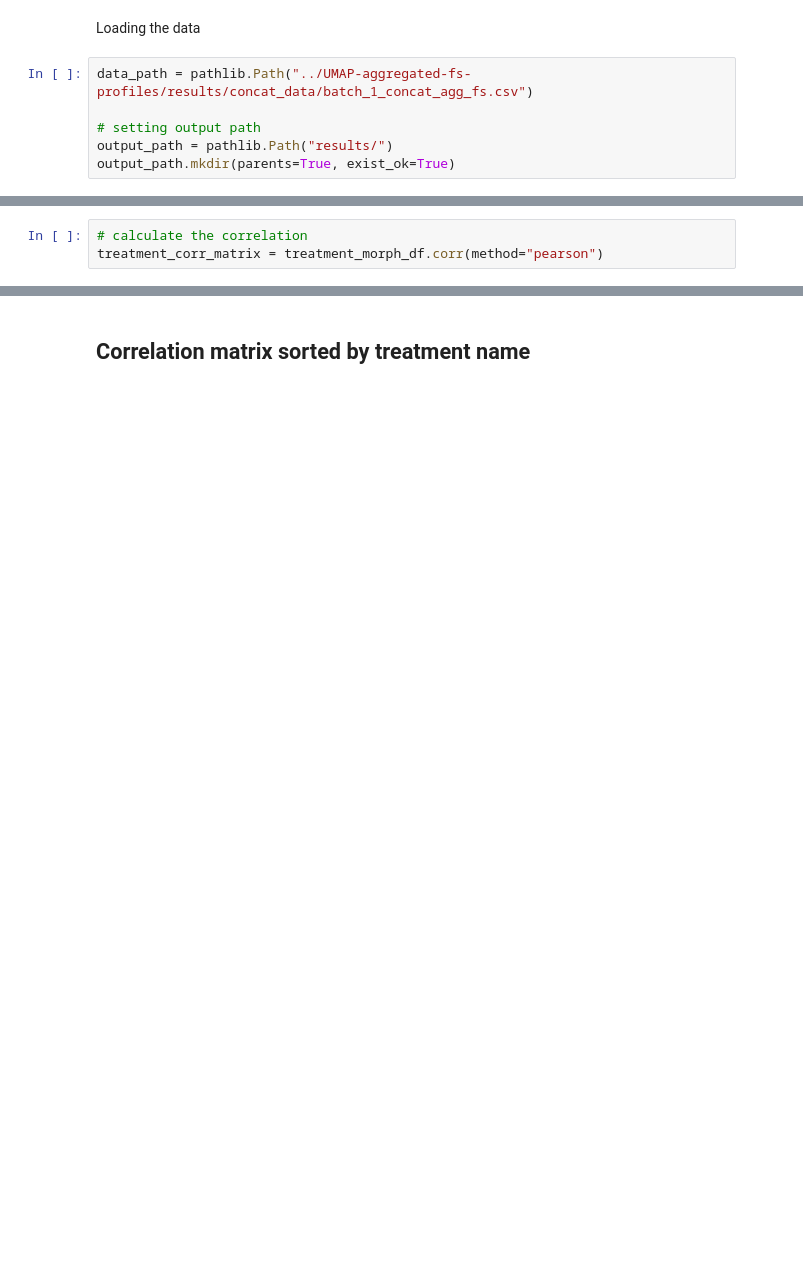
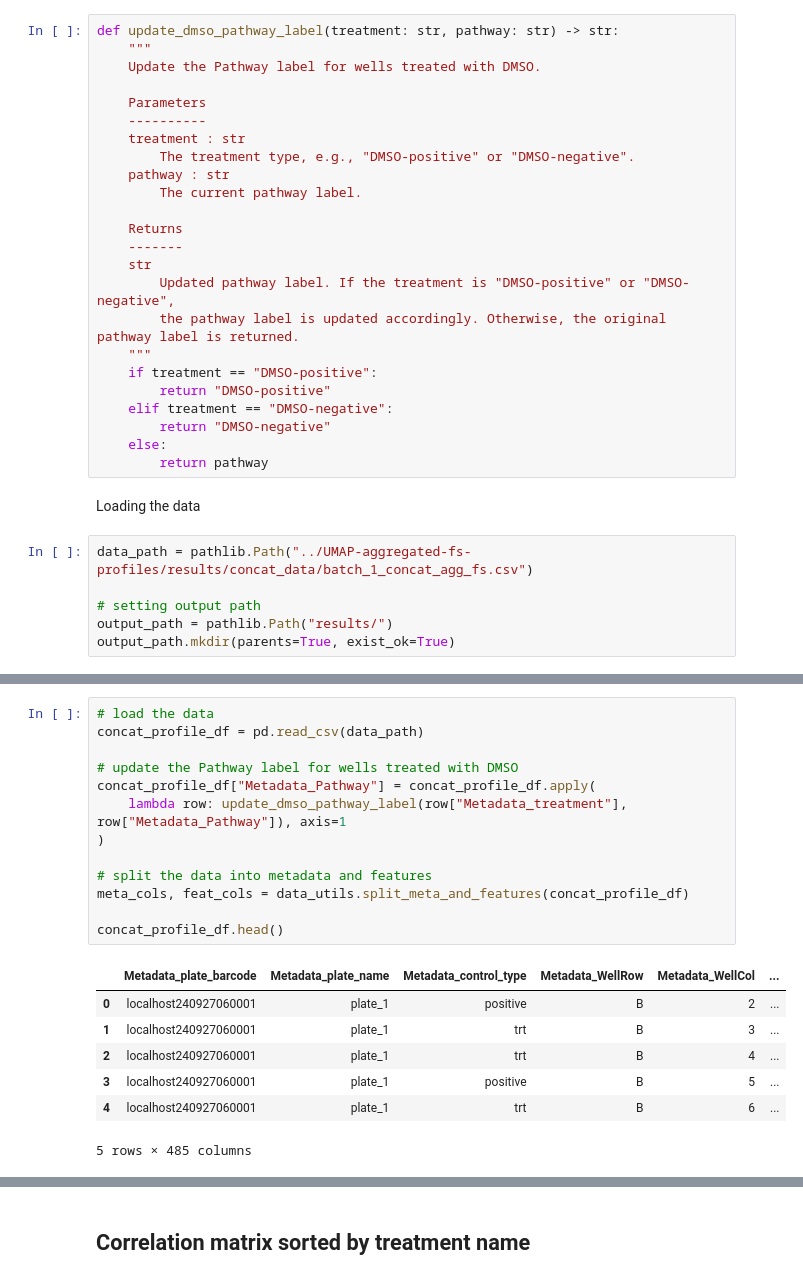
Before and after one commit to WayScience/CFReT-screen-mAP-analysis, a Jupyter notebook: notebooks/exploratory-analysis/correlation-matrix/correlation-matrix.ipynb, the cells around one changed output, grey strips where cells are left out. Saved outputs shown, nothing was run; the diff lists cells and outputs as text; blank space fills up the shorter version.

```diff
--- a/notebooks/exploratory-analysis/correlation-matrix/correlation-matrix.ipynb
+++ b/notebooks/exploratory-analysis/correlation-matrix/correlation-matrix.ipynb
@@ -14,3 +17,27 @@ warnings.filterwarnings("ignore")
+# %%
+def update_dmso_pathway_label(treatment: str, pathway: str) -> str:
+    """
+    Update the Pathway label for wells treated with DMSO.
+
+    Parameters
+    ----------
+    treatment : str
+        The treatment type, e.g., "DMSO-positive" or "DMSO-negative".
+    pathway : str
+        The current pathway label.
+
+    Returns
+    -------
+    str
+        Updated pathway label. If the treatment is "DMSO-positive" or "DMSO-negative",
+        the pathway label is updated accordingly. Otherwise, the original pathway label is returned.
+    """
+    if treatment == "DMSO-positive":
+        return "DMSO-positive"
+    elif treatment == "DMSO-negative":
+        return "DMSO-negative"
+    else:
+        return pathway
 # %% [markdown]
 Loading the data
 # %%
@@ -37,3 +49,21 @@ treatment_df.head()
-# %%
-# calculate the correlation
-treatment_corr_matrix = treatment_morph_df.corr(method="pearson")
+# %%
+# load the data
+concat_profile_df = pd.read_csv(data_path)
+
+# update the Pathway label for wells treated with DMSO
+concat_profile_df["Metadata_Pathway"] = concat_profile_df.apply(
+	lambda row: update_dmso_pathway_label(row["Metadata_treatment"], row["Metadata_Pathway"]), axis=1
+)
+
+# split the data into metadata and features
+meta_cols, feat_cols = data_utils.split_meta_and_features(concat_profile_df)
+
+concat_profile_df.head()
+# %% [output]
+|  | Metadata_plate_barcode | Metadata_plate_name | Metadata_control_type | Metadata_WellRow | Metadata_WellCol | ... |
+| 0 | localhost240927060001 | plate_1 | positive | B | 2 | ... |
+| 1 | localhost240927060001 | plate_1 | trt | B | 3 | ... |
+| 2 | localhost240927060001 | plate_1 | trt | B | 4 | ... |
+| 3 | localhost240927060001 | plate_1 | positive | B | 5 | ... |
+| 4 | localhost240927060001 | plate_1 | trt | B | 6 | ... |
+5 rows × 485 columns
```
Also changed, not shown: parts of 14 cells of this notebook, 3 other files.
